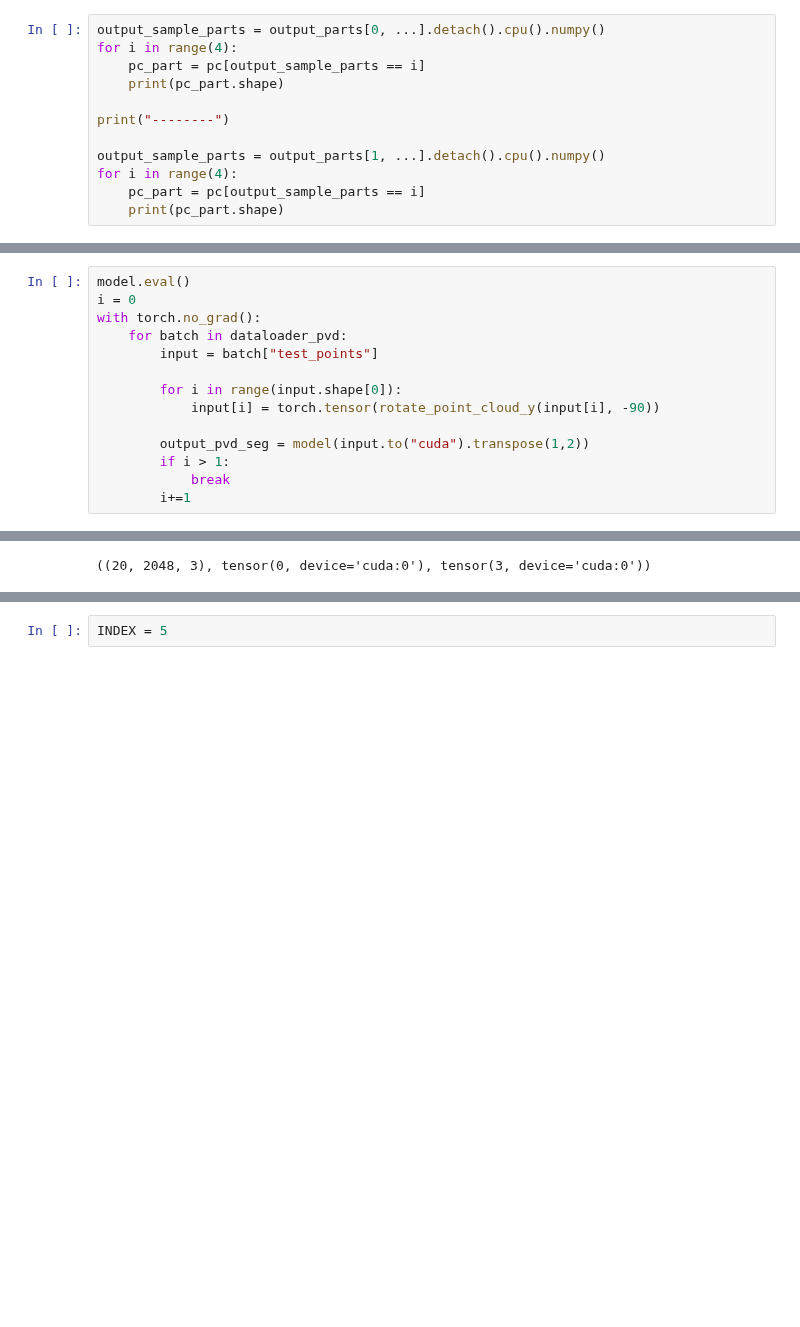
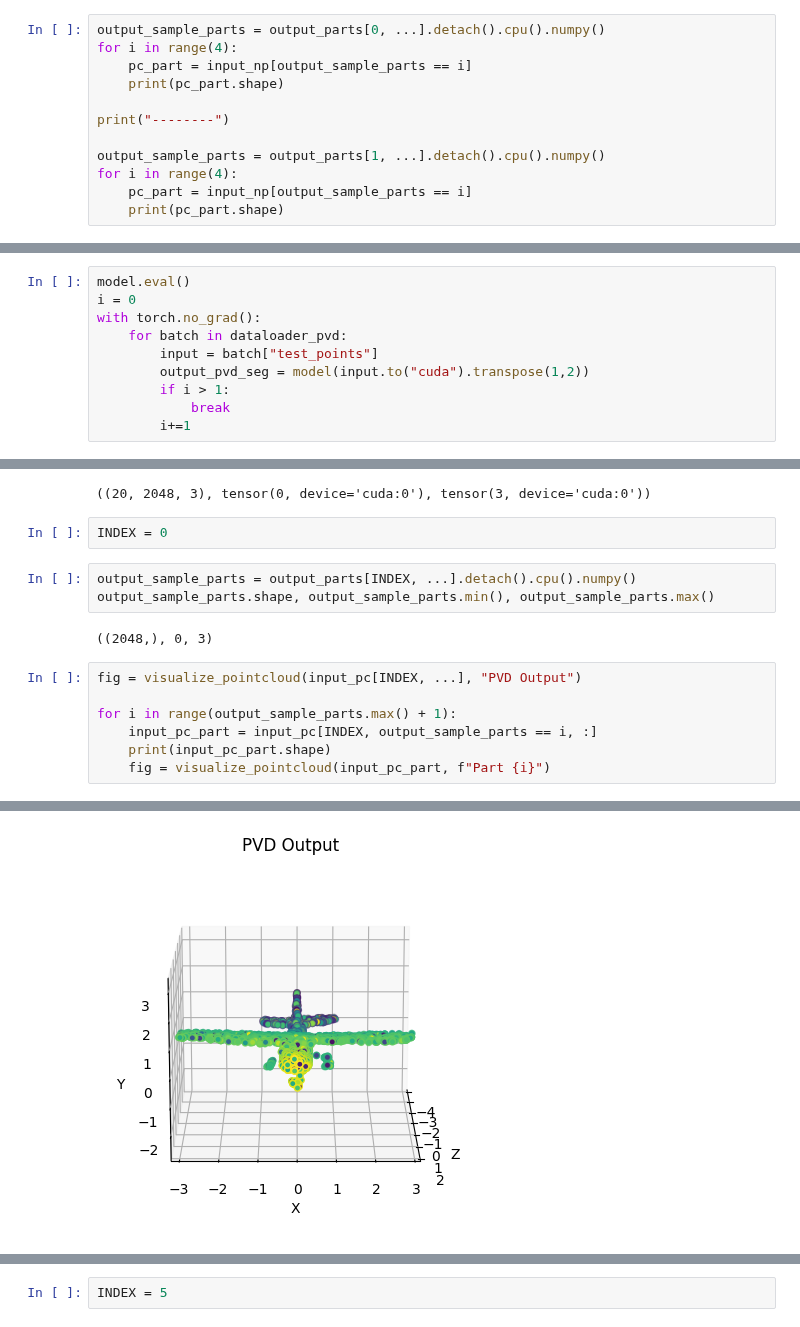
Before and after one commit to kristiyansakalyan/coarse-to-fine-shapes, a Jupyter notebook: train_PVCNN_Part_Segmentation-Noise.ipynb, the cells around one changed output, grey strips where cells are left out. Drawn from its saved outputs; the diff is of its cells as text; blank space fills up the shorter version.

```diff
--- a/train_PVCNN_Part_Segmentation-Noise.ipynb
+++ b/train_PVCNN_Part_Segmentation-Noise.ipynb
@@ -356,13 +359,13 @@ for i in range(4):
 # %%
 output_sample_parts = output_parts[0, ...].detach().cpu().numpy()
 for i in range(4):
-    pc_part = pc[output_sample_parts == i]
+    pc_part = input_np[output_sample_parts == i]
     print(pc_part.shape)
 
 print("--------")
 
 output_sample_parts = output_parts[1, ...].detach().cpu().numpy()
 for i in range(4):
-    pc_part = pc[output_sample_parts == i]
+    pc_part = input_np[output_sample_parts == i]
     print(pc_part.shape)
 # %% [output]
@@ -439,10 +445,6 @@ i = 0
 with torch.no_grad():
     for batch in dataloader_pvd:
         input = batch["test_points"]
-
-        for i in range(input.shape[0]):
-            input[i] = torch.tensor(rotate_point_cloud_y(input[i], -90))
-
         output_pvd_seg = model(input.to("cuda").transpose(1,2))
         if i > 1:
             break
@@ -458,3 +460,18 @@ input_pc = input.detach().cpu().numpy()
 input_pc.shape, output_parts.min(), output_parts.max()
 # %% [output]
 ((20, 2048, 3), tensor(0, device='cuda:0'), tensor(3, device='cuda:0'))
+# %%
+INDEX = 0
+# %%
+output_sample_parts = output_parts[INDEX, ...].detach().cpu().numpy()
+output_sample_parts.shape, output_sample_parts.min(), output_sample_parts.max()
+# %% [output]
+((2048,), 0, 3)
+# %%
+fig = visualize_pointcloud(input_pc[INDEX, ...], "PVD Output")
+
+for i in range(output_sample_parts.max() + 1):
+    input_pc_part = input_pc[INDEX, output_sample_parts == i, :]
+    print(input_pc_part.shape)
+    fig = visualize_pointcloud(input_pc_part, f"Part {i}")
+# %% [output]
@@ -460,0 +482 @@ input_pc.shape, output_parts.min(), output_parts.max()
+[figure, added]
```
Also changed, not shown: parts of 23 cells of this notebook, 2 other files.
